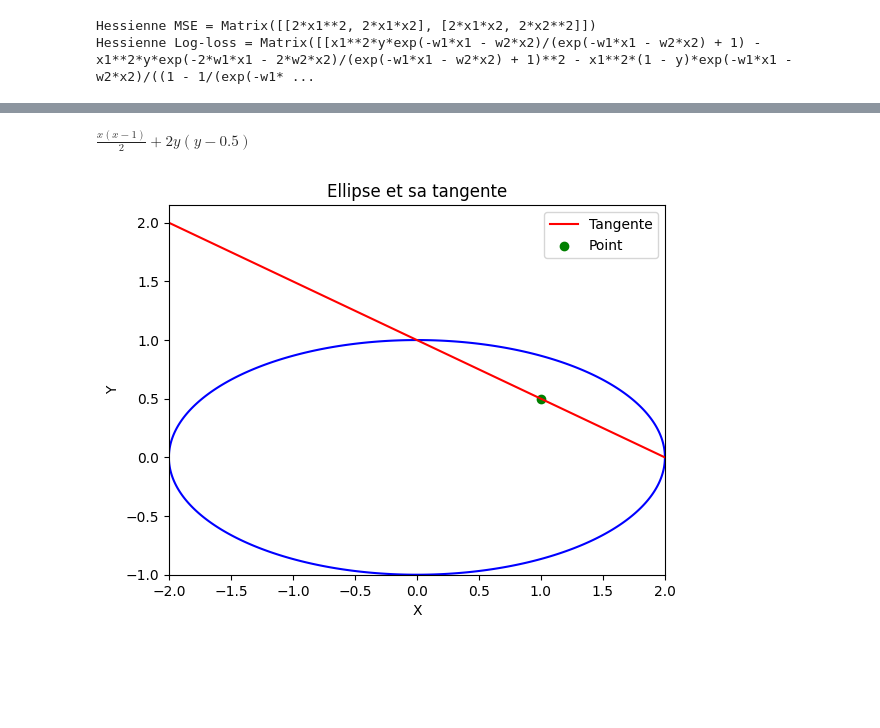
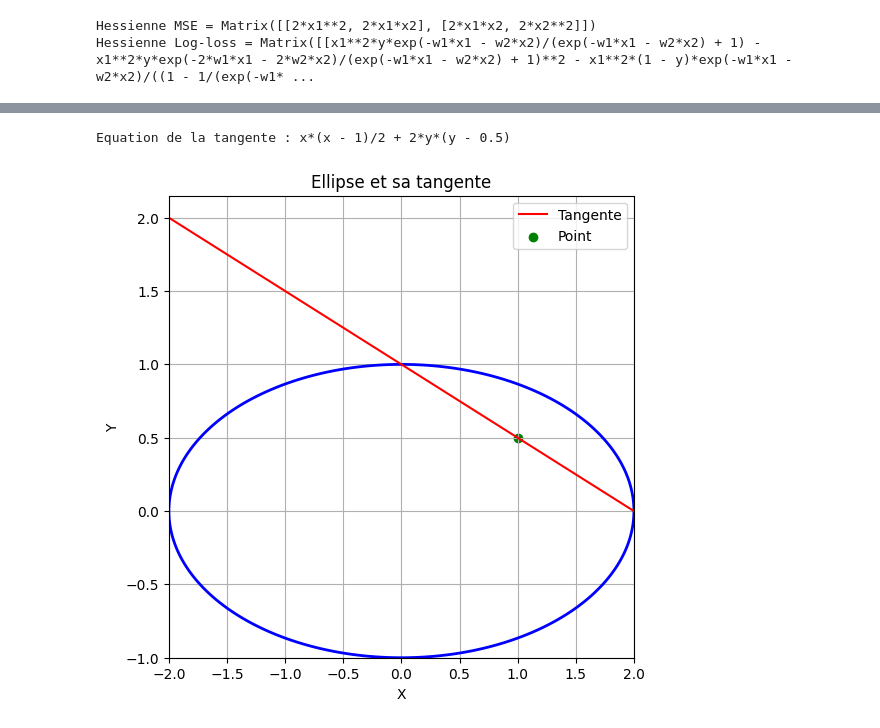
Before and after one commit to TpOptimisation/calcul_symbolique, a Jupyter notebook: src/entropie-croisée-catégorielle.ipynb, the cells around one changed output, grey strips where cells are left out. Saved outputs shown, nothing was run; the diff lists cells and outputs as text; code cells hidden in the pictures; blank space fills up the shorter version.

```diff
--- a/src/entropie-croisée-catégorielle.ipynb
+++ b/src/entropie-croisée-catégorielle.ipynb
@@ -73,7 +106,7 @@ plt.show()
 # %%
 x, y = sp.symbols('x y')
 a, b = 2, 1
-x0_val, y0_val = 1, 0.5  # Exemple de point
+x0_val, y0_val = 1, 0.5  # Point choisi
 
 # Equation ellipse
 ellipse = x**2/a**2 + y**2/b**2 - 1
@@ -83,26 +116,31 @@ grad = [sp.diff(ellipse, var) for var in (x, y)]
 
 # Equation tangente : grad . (X - X0) = 0
 tangent_eq = grad[0]*(x - x0_val) + grad[1]*(y - y0_val)
-tangent_eq
+print("Equation de la tangente :", tangent_eq)
 # %% [output]
-$\displaystyle \frac{x \left(x - 1\right)}{2} + 2 y \left(y - 0.5\right)$
+Equation de la tangente : x*(x - 1)/2 + 2*y*(y - 0.5)
 # %%
+# Visualisation de l'ellipse et de la tangente
+
 x_vals = np.linspace(-2, 2, 400)
 y_vals = np.linspace(-1, 1, 400)
 X_grid, Y_grid = np.meshgrid(x_vals, y_vals)
 Z = X_grid**2/a**2 + Y_grid**2/b**2 - 1
 
-plt.contour(X_grid, Y_grid, Z, levels=[0], colors='blue')  # ellipse
-# Tangente : y = -(grad[0]/grad[1])*(x - x0) + y0
+plt.figure(figsize=(6,6))
+plt.contour(X_grid, Y_grid, Z, levels=[0], colors='blue', linewidths=2)  # ellipse
+
+# Tangente : y = -(grad_x/grad_y)*(x - x0) + y0
 grad_x = 2*x0_val/a**2
 grad_y = 2*y0_val/b**2
 y_tangent = -(grad_x/grad_y)*(x_vals - x0_val) + y0_val
 plt.plot(x_vals, y_tangent, 'r', label='Tangente')
 plt.scatter([x0_val], [y0_val], color='green', label='Point')
 plt.xlabel('X')
 plt.ylabel('Y')
 plt.title('Ellipse et sa tangente')
 plt.legend()
+plt.grid(True)
 plt.show()
 # %% [output]
-[figure, old version]
+[figure, new version]
```
Also changed, not shown: parts of 5 cells of this notebook.
